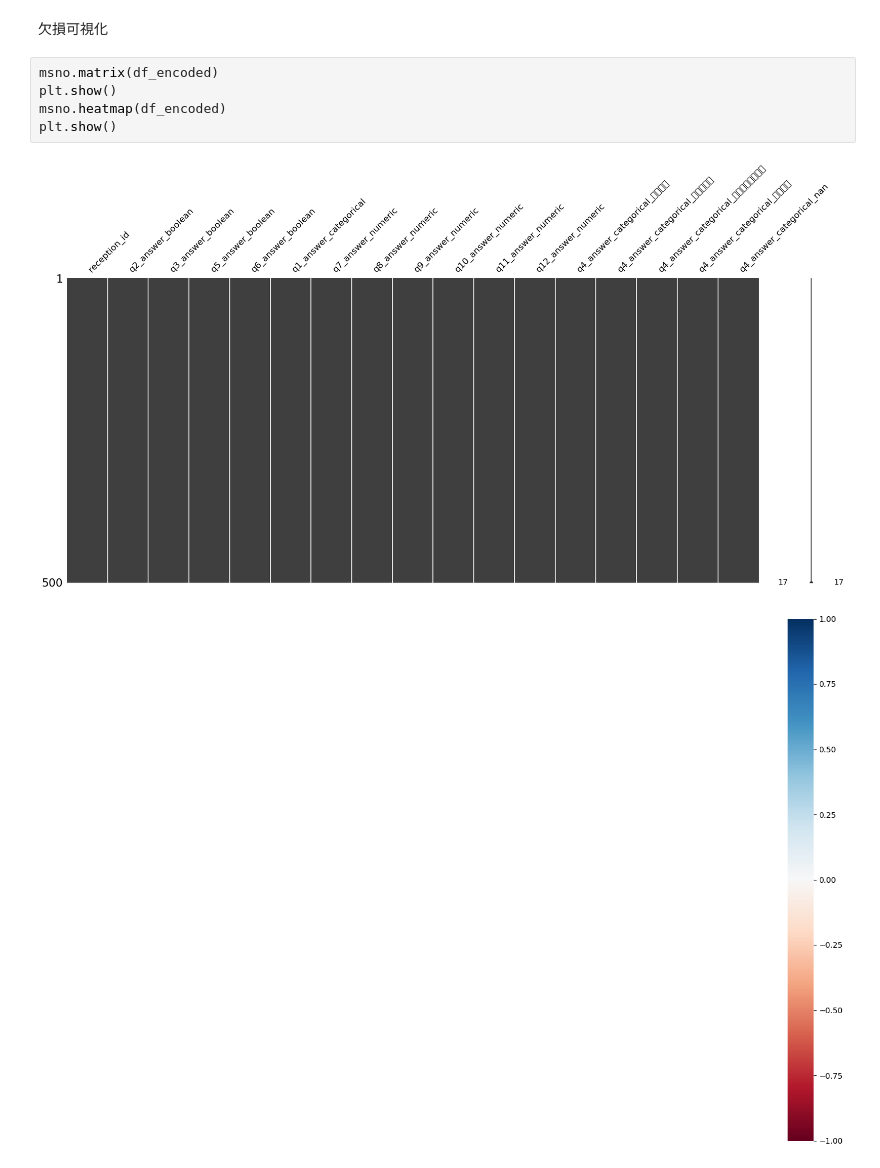
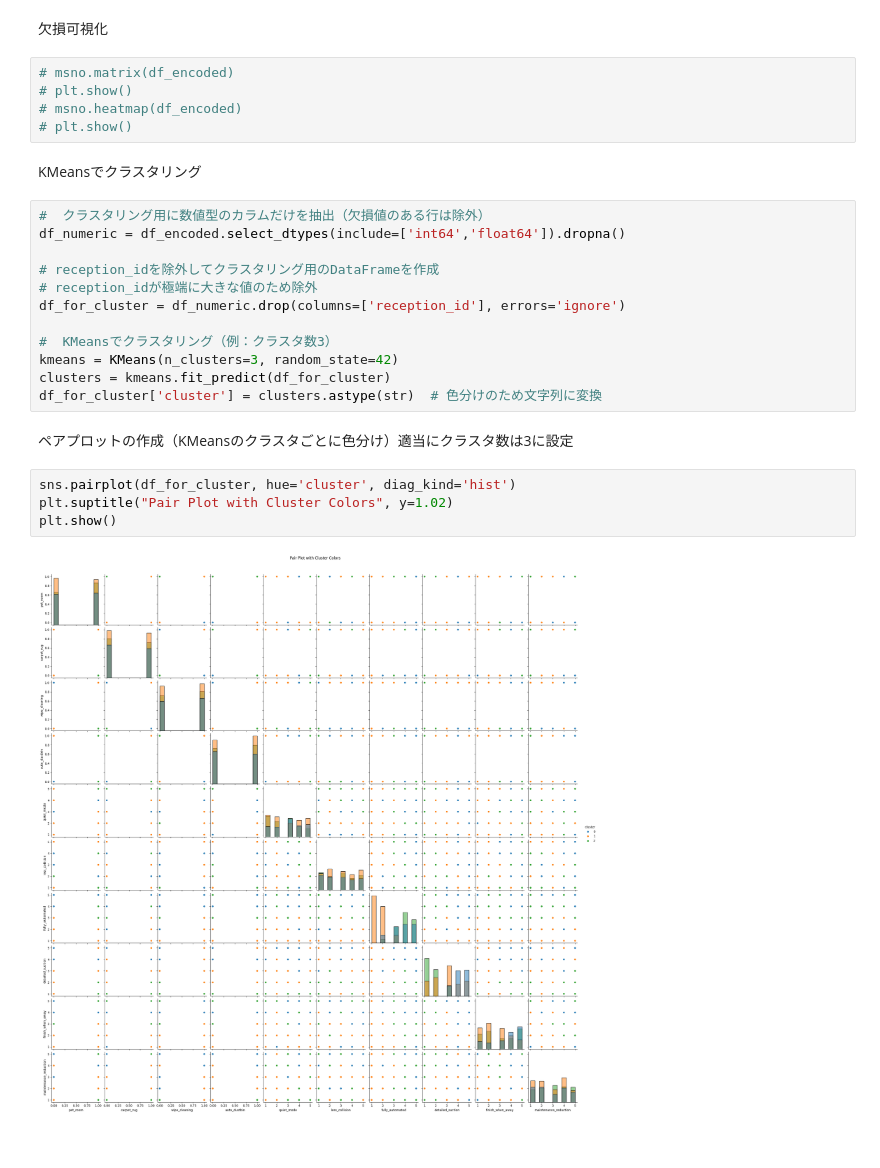
Before and after one commit to emon0415/team_wwww, a Jupyter notebook: wwww.ipynb, the cells around one changed output. Drawn from its saved outputs; the diff is of its cells as text; blank space fills up the shorter version.

```diff
--- a/wwww.ipynb
+++ b/wwww.ipynb
@@ -140,10 +168,29 @@ plt.show()
 # %% [markdown]
 欠損可視化
 # %%
-msno.matrix(df_encoded)
-plt.show()
-msno.heatmap(df_encoded)
-plt.show()
+# msno.matrix(df_encoded)
+# plt.show()
+# msno.heatmap(df_encoded)
+# plt.show()
-# %% [output]
-[figure, removed]
-[figure, removed]
+# %% [markdown]
+KMeansでクラスタリング
+# %%
+#  クラスタリング用に数値型のカラムだけを抽出（欠損値のある行は除外）
+df_numeric = df_encoded.select_dtypes(include=['int64','float64']).dropna()
+
+# reception_idを除外してクラスタリング用のDataFrameを作成
+# reception_idが極端に大きな値のため除外
+df_for_cluster = df_numeric.drop(columns=['reception_id'], errors='ignore')
+
+#  KMeansでクラスタリング（例：クラスタ数3）
+kmeans = KMeans(n_clusters=3, random_state=42)
+clusters = kmeans.fit_predict(df_for_cluster)
+df_for_cluster['cluster'] = clusters.astype(str)  # 色分けのため文字列に変換
+# %% [markdown]
+ペアプロットの作成（KMeansのクラスタごとに色分け）適当にクラスタ数は3に設定
+# %%
+sns.pairplot(df_for_cluster, hue='cluster', diag_kind='hist')
+plt.suptitle("Pair Plot with Cluster Colors", y=1.02)
+plt.show()
+# %% [output]
+[figure, added]
```
Also changed, not shown: parts of 19 cells of this notebook.
